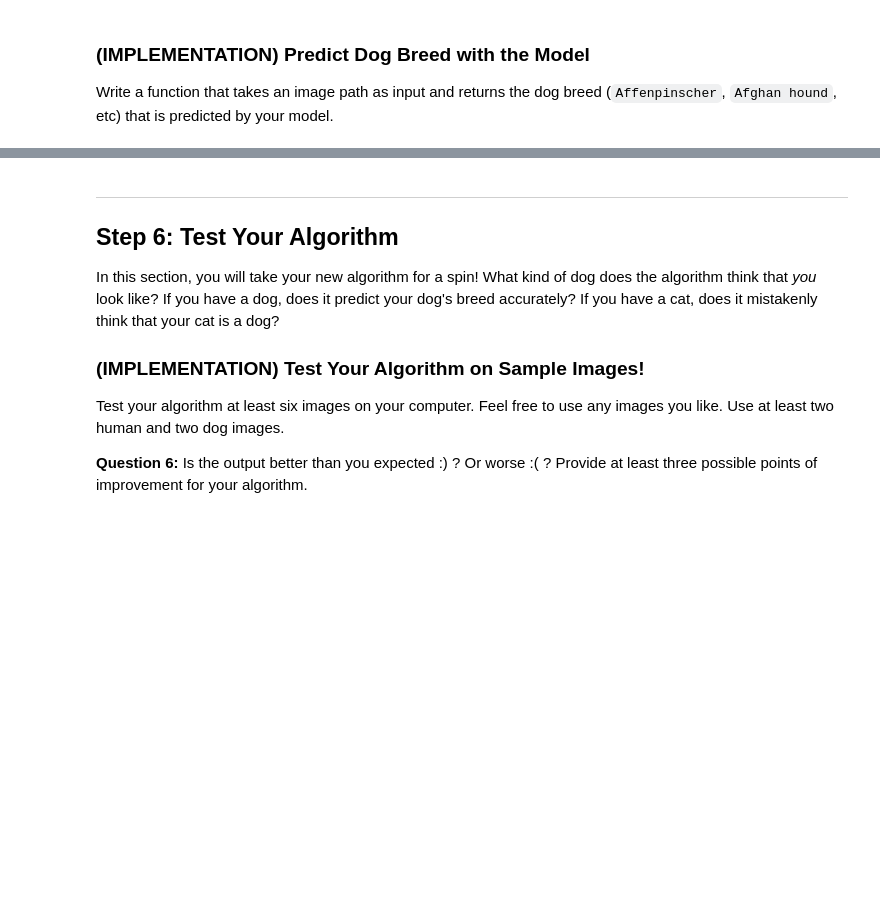
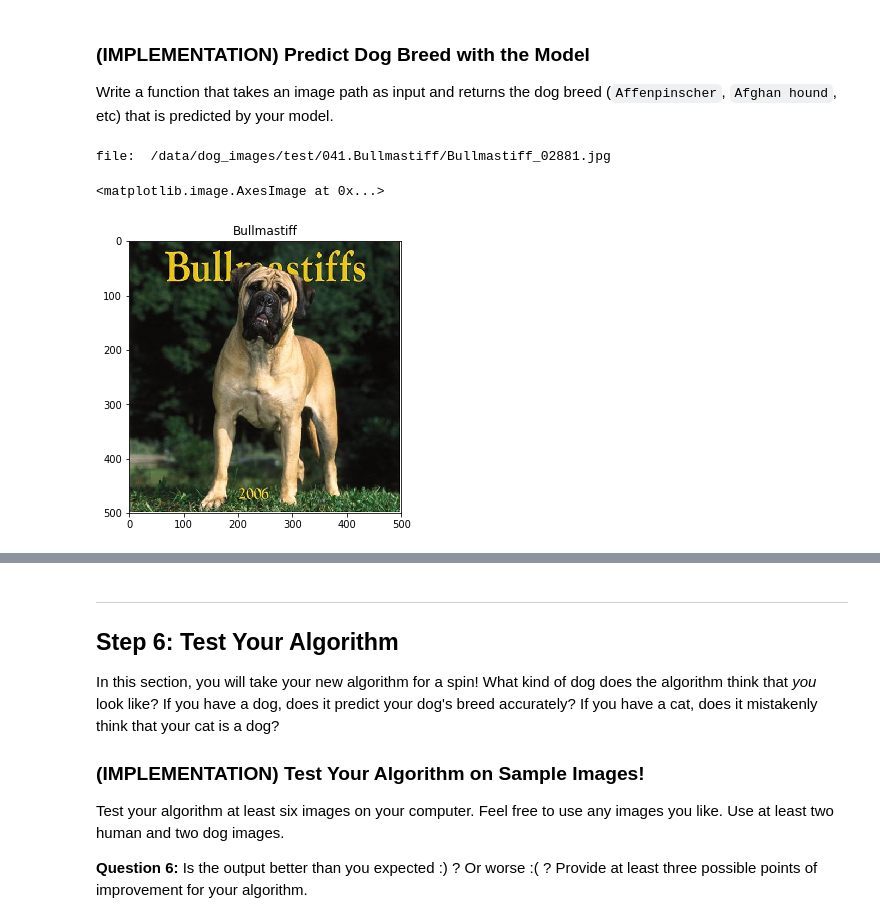
Before and after one commit to dkosorukov/Image_Classifier_Dog_Breeds, a Jupyter notebook: dog_app.ipynb, the cells around one changed output, grey strips where cells are left out. Saved outputs shown, nothing was run; the diff lists cells and outputs as text; code cells hidden in the pictures; blank space fills up the shorter version.

Commit message:
Add predict breed function

```diff
--- a/dog_app.ipynb
+++ b/dog_app.ipynb
@@ -841,16 +837,65 @@ Test Accuracy: 77% (643/835)
 ### (IMPLEMENTATION) Predict Dog Breed with the Model
 
 Write a function that takes an image path as input and returns the dog breed (`Affenpinscher`, `Afghan hound`, etc) that is predicted by your model.
-# %%
-### TODO: Write a function that takes a path to an image as input
-### and returns the dog breed that is predicted by the model.
-
-# list of class names by index, i.e. a name can be accessed like class_names[0]
-class_names = [item[4:].replace("_", " ") for item in data_transfer['train'].classes]
-
-def predict_breed_transfer(img_path):
-    # load the image and return the predicted breed
-    return None
+# %%
+### TODO: Write a function that takes a path to an image as input
+### and returns the dog breed that is predicted by the model.
+
+# list of class names by index, i.e. a name can be accessed like class_names[0]
+class_names = [item[4:].replace("_", " ") for item in  image_dataset['train'].classes]
+
+# pick a random dog image from test folder
+img_path = np.random.choice(glob.glob(test_dir + '/*/*.jpg'))
+#img_path = dog_files[np.random.choice(len(dog_files))]
+print('file: ', img_path)
+
+def predict_breed_transfer(img_path, model, topk=1):
+    """Predict class (or classes) of an image using a pretrained model"""
+
+    # Move model to CPU or GPU, if available
+    device = torch.device("cuda:0" if torch.cuda.is_available() else "cpu")
+    model.to(device)
+    model.eval() # Switch off dropout
+
+    use_cuda = torch.cuda.is_available()
+
+    with torch.no_grad(): # Switch off gradient calculations for testing
+
+        # Convert image into numpy
+        image = process_image(img_path)
+        # Convert image into tensor
+        image = torch.from_numpy(image)
+        image = image.float()
+        image = image.to(device)
+        image = image.unsqueeze_(0)
+
+    with torch.no_grad(): # Switch off gradient calculations
+
+        model_output = model.forward(image)
+        # convert output probabilities to predicted class
+        _, preds_tensor = torch.max(model_output, 1)
+        class_index_pred = np.squeeze(preds_tensor.numpy()) if not use_cuda else np.squeeze(preds_tensor.cpu().numpy())
+        #print("Predicted class index: ", class_index_pred)
+        class_pred = class_names[class_index_pred]
+        #print("Predicted class: ", class_pred)
+
+    model.train()
+
+    return class_pred
+
+# Predict class of an image
+class_pred = predict_breed_transfer(img_path, model_transfer)
+
+# Plot image and detected class label
+img = Image.open(img_path)
+fig = plt.figure(figsize = (5,5))
+ax = fig.add_subplot(111)
+ax.set_title(class_pred)
+plt.imshow(img)
+# %% [output]
+file:  /data/dog_images/test/041.Bullmastiff/Bullmastiff_02881.jpg
+<matplotlib.image.AxesImage at 0x...>
+[figure, added]
 # %% [markdown]
 ---
 <a id='step5'></a>
```
Also changed, not shown: parts of 5 cells of this notebook.
